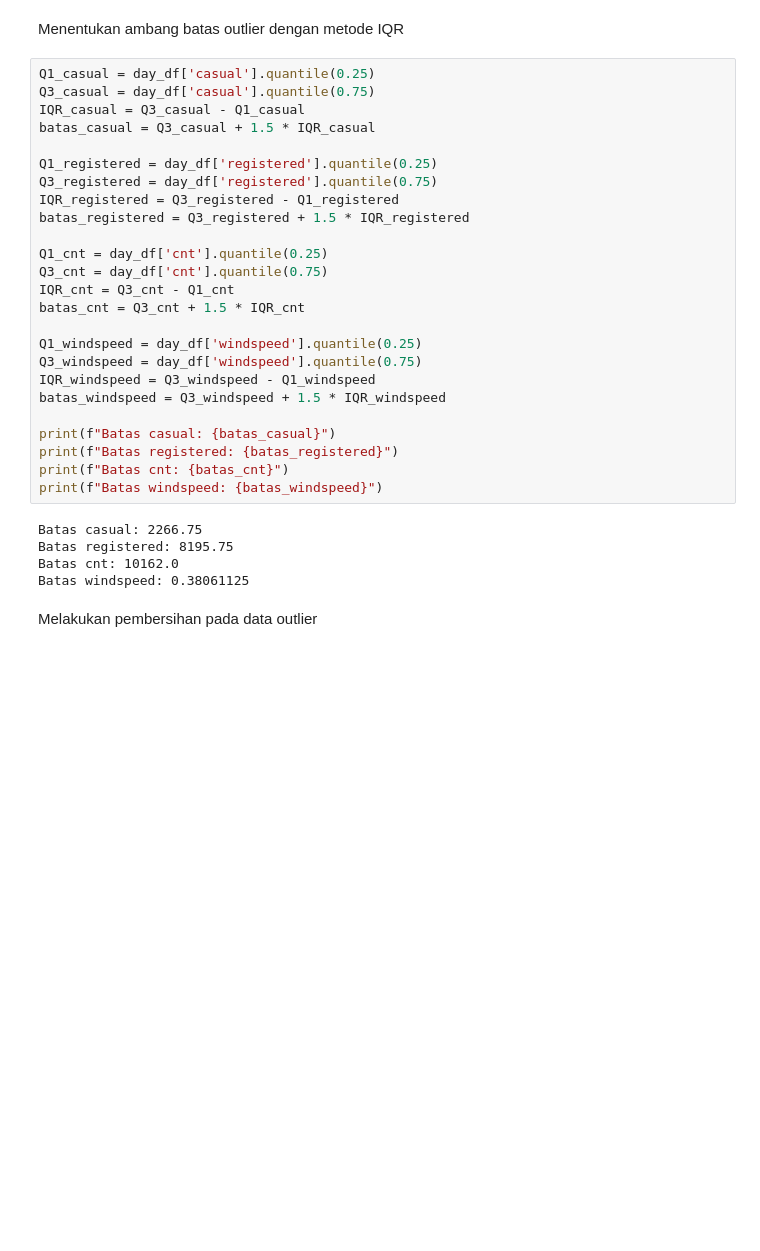
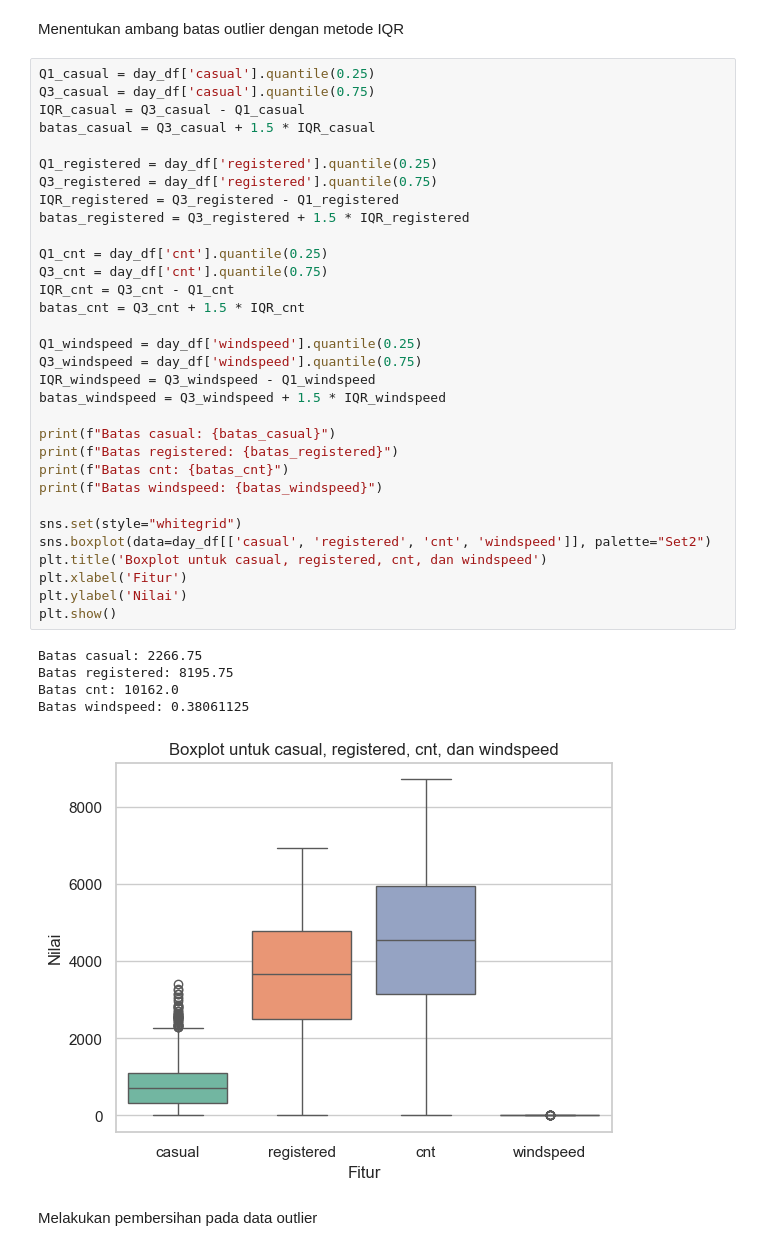
Before and after one commit to Salwazd21/Proyek-ADP-Dicoding, a Jupyter notebook: Notebook.ipynb, the cells around one changed output. Cells and saved outputs as stored; diff of their text form; blank space fills up the shorter version.

```diff
--- a/Notebook.ipynb
+++ b/Notebook.ipynb
@@ -233,33 +233,41 @@ Menentukan ambang batas outlier dengan metode IQR
 # %%
 Q1_casual = day_df['casual'].quantile(0.25)
 Q3_casual = day_df['casual'].quantile(0.75)
 IQR_casual = Q3_casual - Q1_casual
 batas_casual = Q3_casual + 1.5 * IQR_casual
 
 Q1_registered = day_df['registered'].quantile(0.25)
 Q3_registered = day_df['registered'].quantile(0.75)
 IQR_registered = Q3_registered - Q1_registered
 batas_registered = Q3_registered + 1.5 * IQR_registered
 
 Q1_cnt = day_df['cnt'].quantile(0.25)
 Q3_cnt = day_df['cnt'].quantile(0.75)
 IQR_cnt = Q3_cnt - Q1_cnt
 batas_cnt = Q3_cnt + 1.5 * IQR_cnt
 
 Q1_windspeed = day_df['windspeed'].quantile(0.25)
 Q3_windspeed = day_df['windspeed'].quantile(0.75)
 IQR_windspeed = Q3_windspeed - Q1_windspeed
 batas_windspeed = Q3_windspeed + 1.5 * IQR_windspeed
 
 print(f"Batas casual: {batas_casual}")
 print(f"Batas registered: {batas_registered}")
 print(f"Batas cnt: {batas_cnt}")
 print(f"Batas windspeed: {batas_windspeed}")
+
+sns.set(style="whitegrid")
+sns.boxplot(data=day_df[['casual', 'registered', 'cnt', 'windspeed']], palette="Set2")
+plt.title('Boxplot untuk casual, registered, cnt, dan windspeed')
+plt.xlabel('Fitur')
+plt.ylabel('Nilai')
+plt.show()
 # %% [output]
 Batas casual: 2266.75
 Batas registered: 8195.75
 Batas cnt: 10162.0
 Batas windspeed: 0.38061125
+[figure, added]
 # %% [markdown]
 Melakukan pembersihan pada data outlier
 # %%
```
Also changed, not shown: parts of 8 cells of this notebook, 1 other file.
